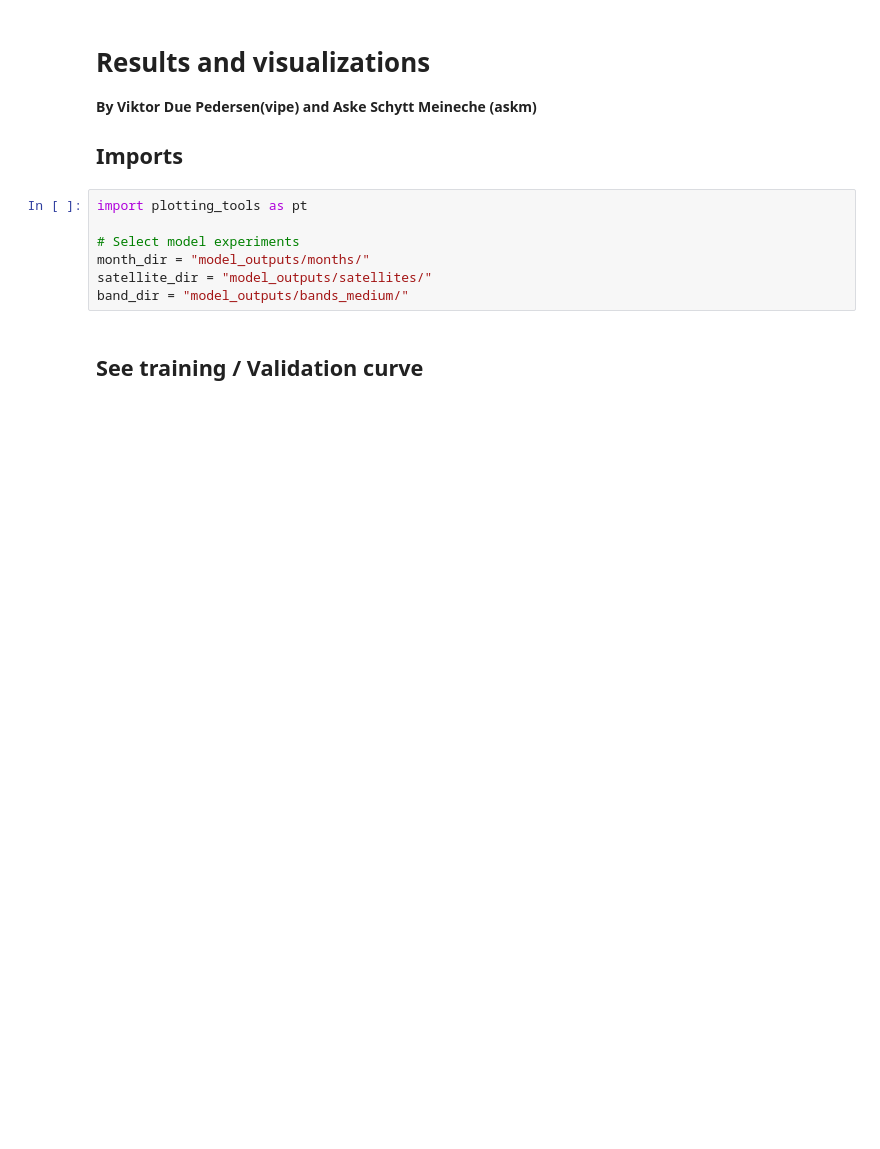
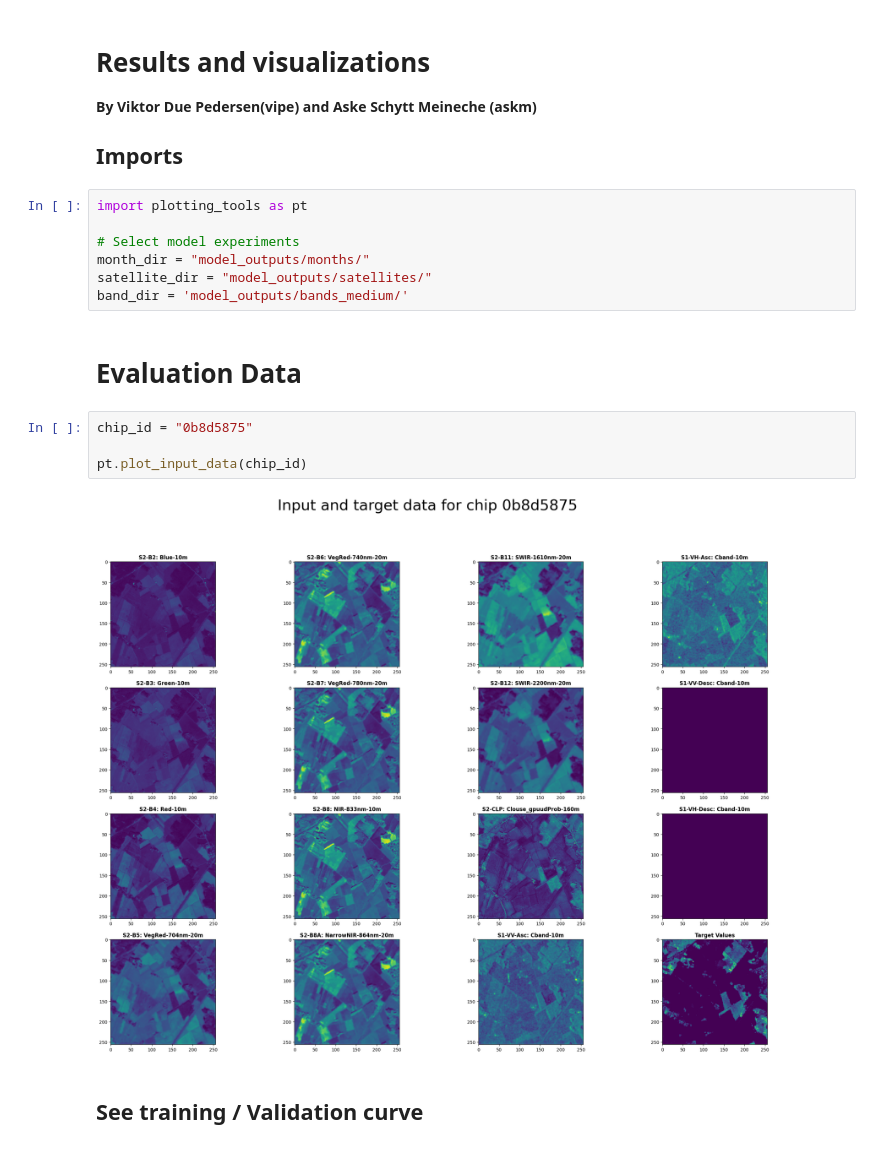
Before and after one commit to DueViktor/geospatial-DS-exam, a Jupyter notebook: presentation_notebook.ipynb, the cells around one changed output. Saved outputs shown, nothing was run; the diff lists cells and outputs as text; blank space fills up the shorter version.

```diff
--- a/presentation_notebook.ipynb
+++ b/presentation_notebook.ipynb
@@ -9,7 +9,15 @@ import plotting_tools as pt
 # Select model experiments
 month_dir = "model_outputs/months/"
 satellite_dir = "model_outputs/satellites/"
-band_dir = "model_outputs/bands_medium/"
+band_dir = 'model_outputs/bands_medium/'
+# %% [markdown]
+# Evaluation Data
+# %%
+chip_id = "0b8d5875"
+
+pt.plot_input_data(chip_id)
+# %% [output]
+[figure, added]
 # %% [markdown]
 ## See training / Validation curve
 # %%
```
Also changed, not shown: parts of 8 cells of this notebook, 17 other files.
